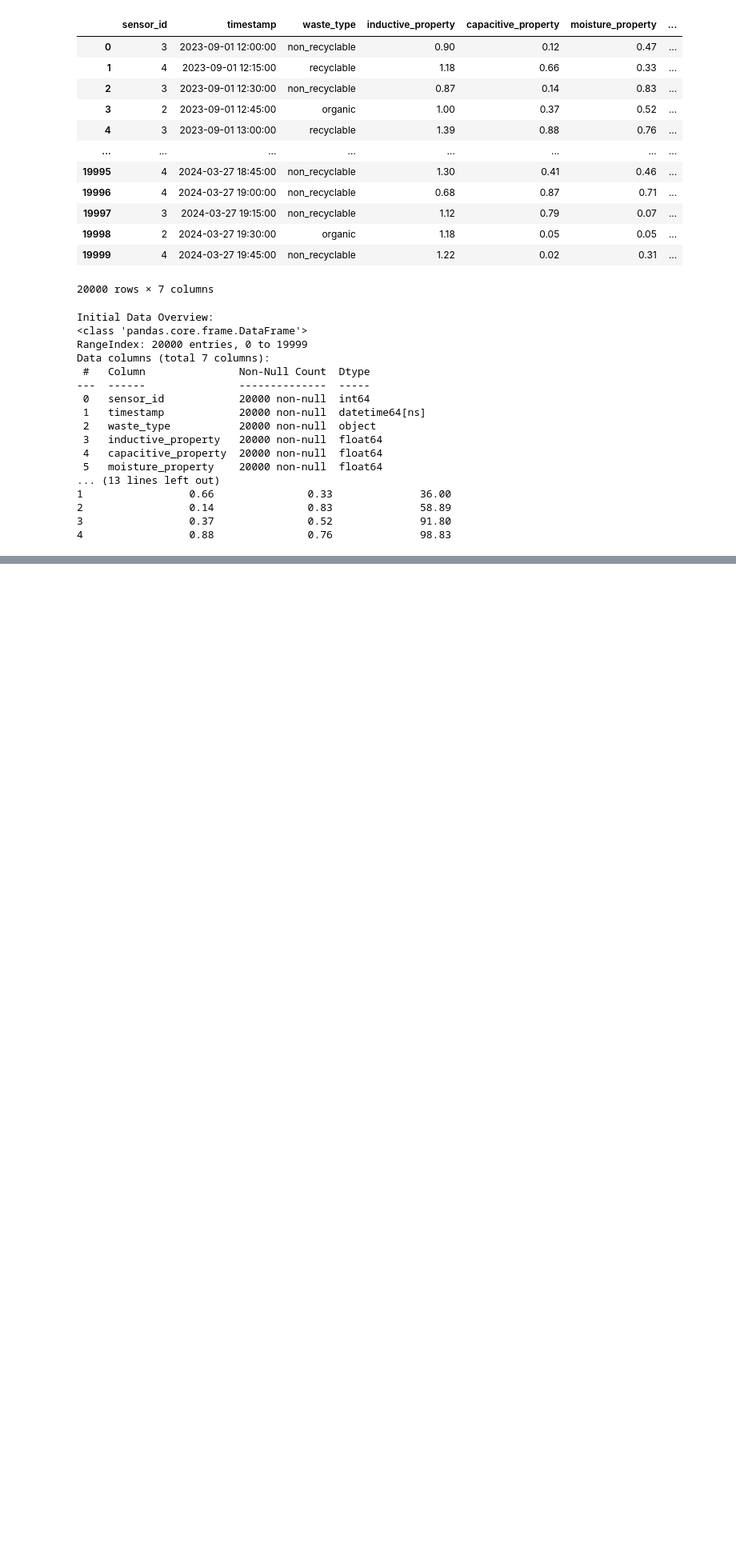
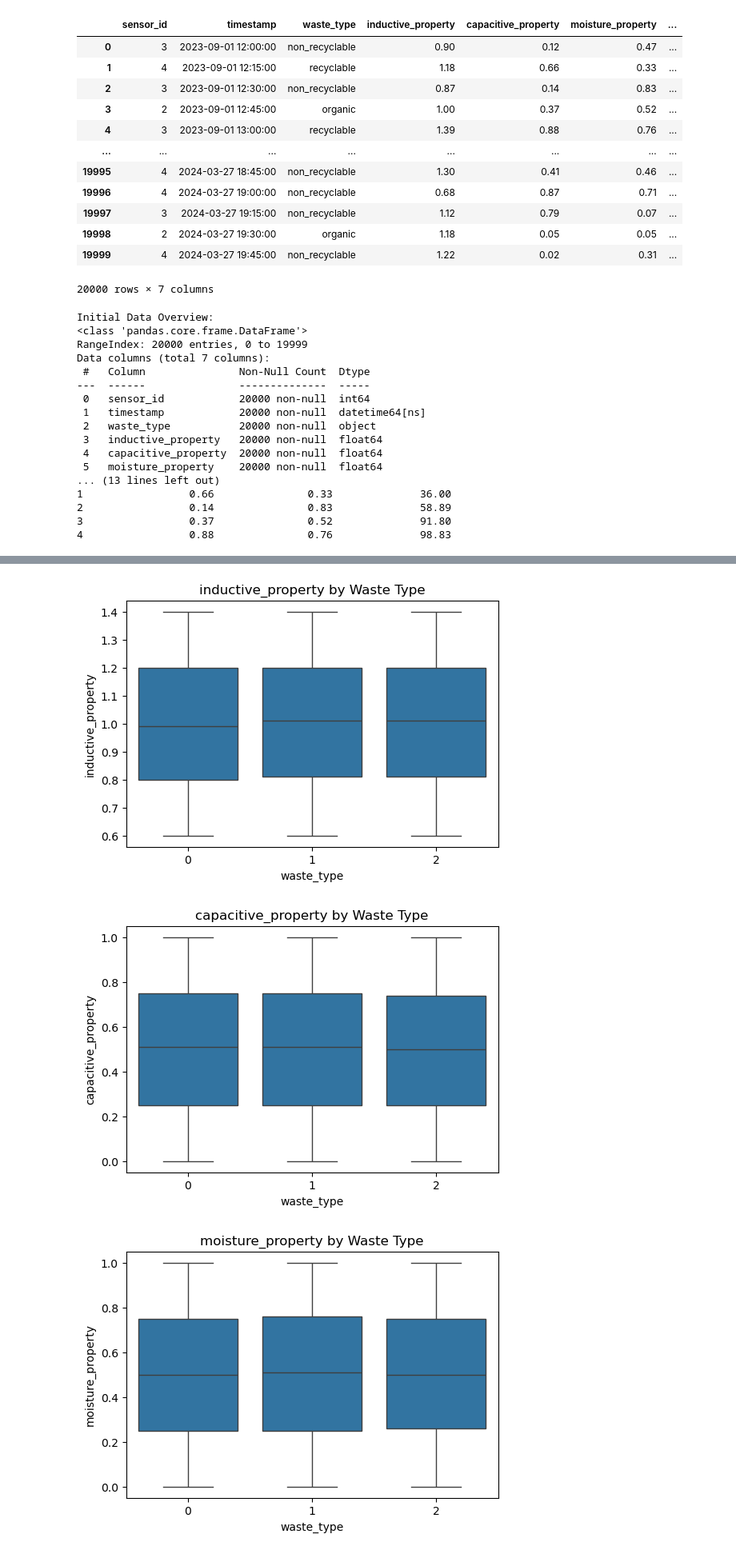
Before and after one commit to AtharvaDomale/Waste_Management_Project, a Jupyter notebook: main.ipynb, the cells around one changed output, grey strips where cells are left out. Shown at 80% size. Saved outputs shown, nothing was run; the diff lists cells and outputs as text; code cells hidden in the pictures; blank space fills up the shorter version.

```diff
--- a/main.ipynb
+++ b/main.ipynb
@@ -351,0 +99,10 @@ Passing `palette` without assigning `hue` is deprecated and will be removed in v
+# %%
+for feature in ['inductive_property', 'capacitive_property', 'moisture_property', 'infrared_property']:
+    plt.figure(figsize=(6, 4))
+    sns.boxplot(x='waste_type', y=feature, data=data)
+    plt.title(f'{feature} by Waste Type')
+    plt.show()
+# %% [output]
+[figure, added]
+[figure, added]
+[figure, added]
```
Also changed, not shown: parts of 58 cells of this notebook.
